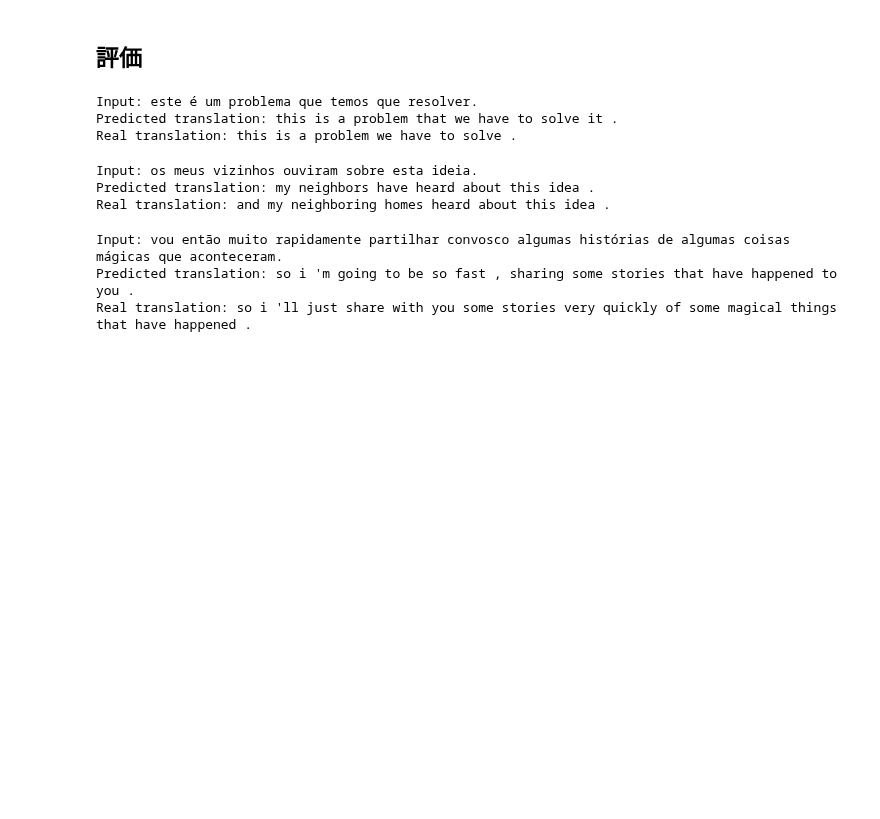
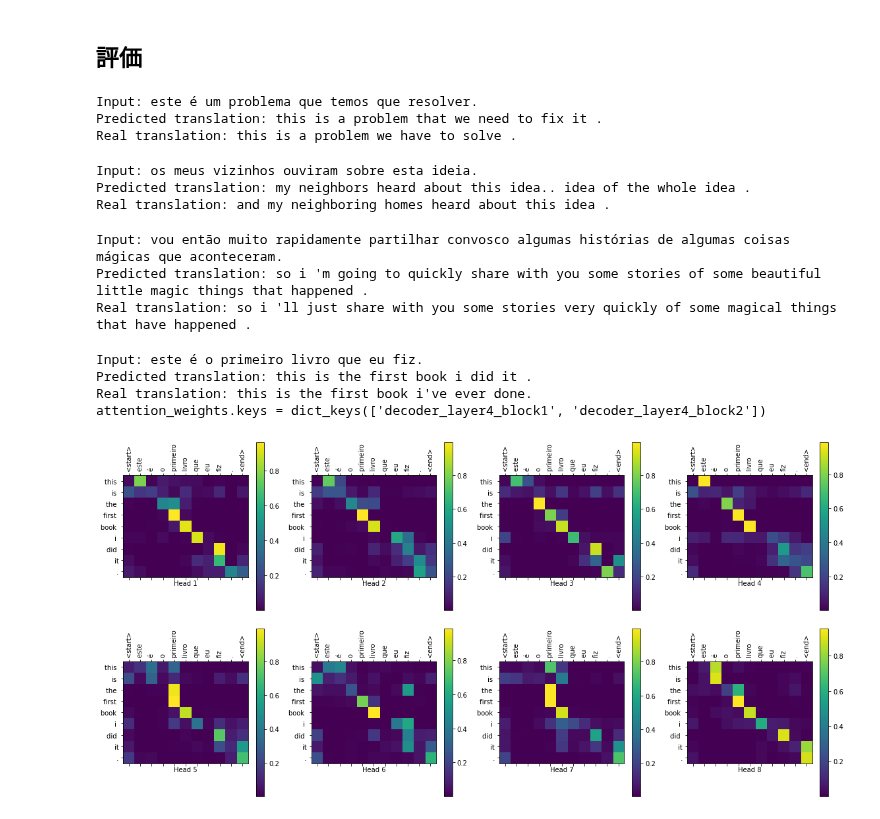
Before and after one commit to ryoma-jp/samples, a Jupyter notebook: python/transformer/translate.ipynb, the cells around one changed output. Drawn from its saved outputs; the diff is of its cells as text; code cells hidden in the pictures; blank space fills up the shorter version.

Commit message:
update: show heatmap of attention weights

```diff
--- a/python/transformer/translate.ipynb
+++ b/python/transformer/translate.ipynb
@@ -353,23 +354,74 @@ Time taken for 1 epoch: 58.052018880844116 secs
 # %% [markdown]
 ## 評価
+# %%
+def plot_attention_weights(attention, sentence, result, layer):
+    fig = plt.figure(figsize=(16, 8))
+
+    sentence = tokenizer_pt.encode(sentence)
+
+    attention = tf.squeeze(attention[layer], axis=0)
+
+    for head in range(attention.shape[0]):
+        ax = fig.add_subplot(2, 4, head+1)
+
+        # アテンションの重みをプロット
+        im = ax.matshow(attention[head][:-1, :], cmap='viridis')
+
+        fontdict = {'fontsize': 10}
+
+        ax.set_xticks(range(len(sentence)+2))
+        ax.set_yticks(range(len(result[result < tokenizer_en.vocab_size])))
+
+        ax.set_ylim(len(result)-1.5, -0.5)
+
+        ax.set_xticklabels(
+                ['<start>']+[tokenizer_pt.decode([i]) for i in sentence]+['<end>'],
+                fontdict=fontdict, rotation=90)
+
+        ax.set_yticklabels([tokenizer_en.decode([i]) for i in result
+                                             if i < tokenizer_en.vocab_size],
+                                             fontdict=fontdict)
+
+        ax.set_xlabel('Head {}'.format(head+1))
+
+        fig.colorbar(im, ax=ax)
+
+    plt.tight_layout()
+    plt.show()
 # %%
-translate(trainer.model, tokenizer_pt, tokenizer_en, "este é um problema que temos que resolver.")
+sentence = "este é um problema que temos que resolver."
+translate(trainer.model, tokenizer_pt, tokenizer_en, sentence)
 print ("Real translation: this is a problem we have to solve .")
 # %% [output]
 Input: este é um problema que temos que resolver.
-Predicted translation: this is a problem that we have to solve it .
+Predicted translation: this is a problem that we need to fix it .
 Real translation: this is a problem we have to solve .
 # %%
-translate(trainer.model, tokenizer_pt, tokenizer_en, "os meus vizinhos ouviram sobre esta ideia.")
+sentence = "os meus vizinhos ouviram sobre esta ideia."
+translate(trainer.model, tokenizer_pt, tokenizer_en, sentence)
 print ("Real translation: and my neighboring homes heard about this idea .")
 # %% [output]
 Input: os meus vizinhos ouviram sobre esta ideia.
-Predicted translation: my neighbors have heard about this idea .
+Predicted translation: my neighbors heard about this idea.. idea of the whole idea .
 Real translation: and my neighboring homes heard about this idea .
 # %%
-translate(trainer.model, tokenizer_pt, tokenizer_en, "vou então muito rapidamente partilhar convosco algumas histórias de algumas coisas mágicas que aconteceram.")
+sentence = "vou então muito rapidamente partilhar convosco algumas histórias de algumas coisas mágicas que aconteceram."
+translate(trainer.model, tokenizer_pt, tokenizer_en, sentence)
 print ("Real translation: so i 'll just share with you some stories very quickly of some magical things that have happened .")
 # %% [output]
 Input: vou então muito rapidamente partilhar convosco algumas histórias de algumas coisas mágicas que aconteceram.
-Predicted translation: so i 'm going to be so fast , sharing some stories that have happened to you .
+Predicted translation: so i 'm going to quickly share with you some stories of some beautiful little magic things that happened .
 Real translation: so i 'll just share with you some stories very quickly of some magical things that have happened .
+# %%
+sentence = "este é o primeiro livro que eu fiz."
+predicted_sentence, attention_weights, result = translate(trainer.model, tokenizer_pt, tokenizer_en, sentence)
+print ("Real translation: this is the first book i've ever done.")
+
+print(f'attention_weights.keys = {attention_weights.keys()}')
+plot_attention_weights(attention_weights, sentence, result, 'decoder_layer4_block2')
+# %% [output]
+Input: este é o primeiro livro que eu fiz.
+Predicted translation: this is the first book i did it .
+Real translation: this is the first book i've ever done.
+attention_weights.keys = dict_keys(['decoder_layer4_block1', 'decoder_layer4_block2'])
+[figure, added]
```
Also changed, not shown: parts of 2 cells of this notebook, 1 other file.
